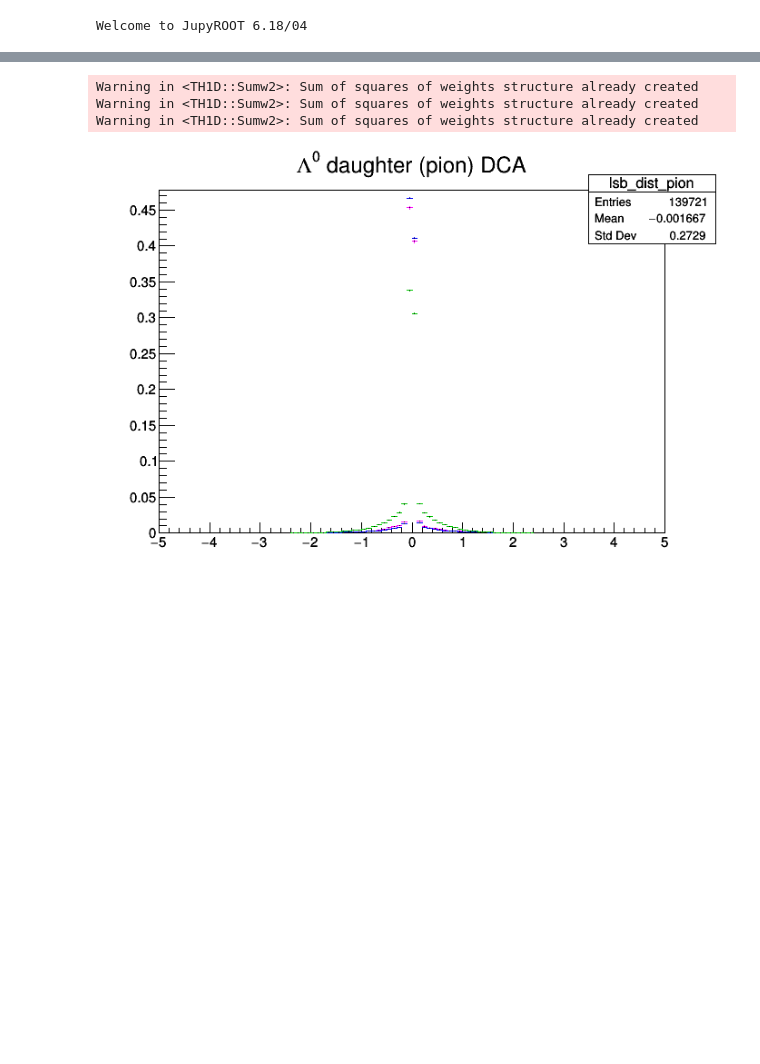
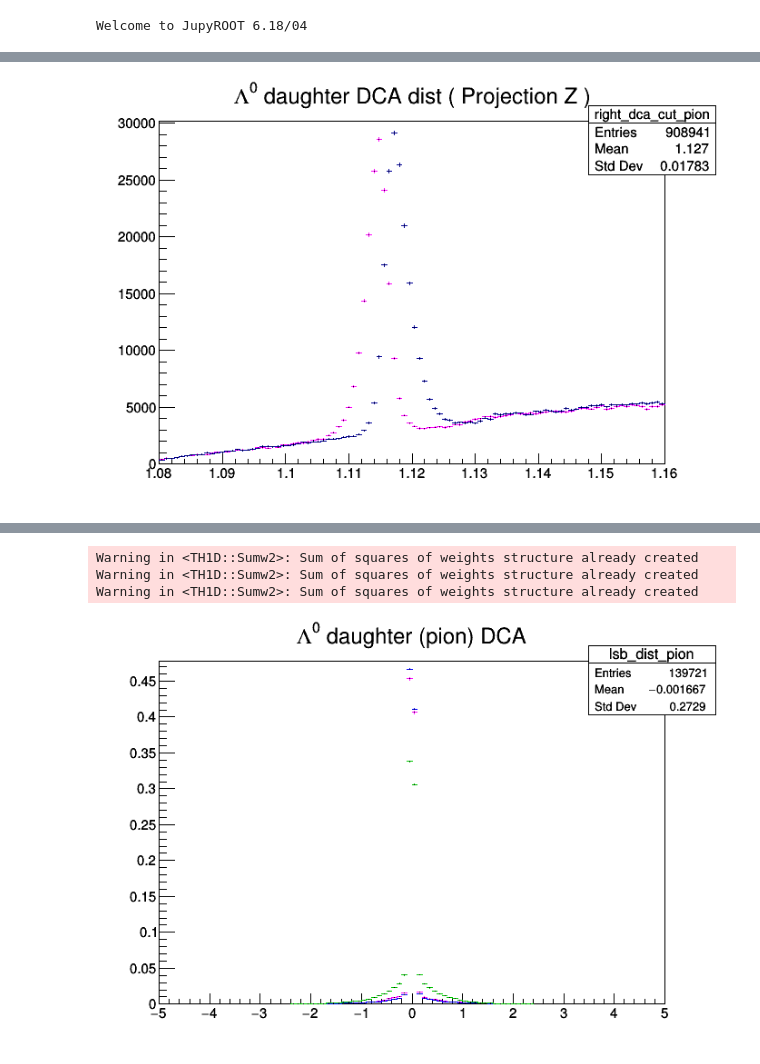
Before and after one commit to rhanniga/lambda-over-hadron, a Jupyter notebook: data/offline/dca_viewer.ipynb, the cells around one changed output, grey strips where cells are left out. Saved outputs shown, nothing was run; the diff lists cells and outputs as text; code cells hidden in the pictures; blank space fills up the shorter version.

```diff
--- a/data/offline/dca_viewer.ipynb
+++ b/data/offline/dca_viewer.ipynb
@@ -20,0 +34,12 @@ canvas.Draw()
+# %%
+left_dca_cut_pion = dca_dist.ProjectionZ("left_dca_cut_pion", 1, 49, 1, dca_dist.GetNbinsY())
+left_dca_cut_proton = dca_dist.ProjectionZ("left_dca_cut_proton", 1, dca_dist.GetNbinsX(), 1, 49)
+right_dca_cut_pion = dca_dist.ProjectionZ("right_dca_cut_pion", 52, dca_dist.GetNbinsX(), 1, dca_dist.GetNbinsY())
+right_dca_cut_proton = dca_dist.ProjectionZ("right_dca_cut_proton", 1, dca_dist.GetNbinsX(), 52, dca_dist.GetNbinsY())
+no_cut = dca_dist.ProjectionZ("no_cut", 1, dca_dist.GetNbinsX(), 1, dca_dist.GetNbinsY())
+left_dca_cut_pion.SetLineColor(rt.kMagenta)
+left_dca_cut_pion.Draw()
+right_dca_cut_pion.Draw("SAME")
+canvas.Draw()
+# %% [output]
+[figure, added]
```
Also changed, not shown: parts of 6 cells of this notebook, 3 other files.
